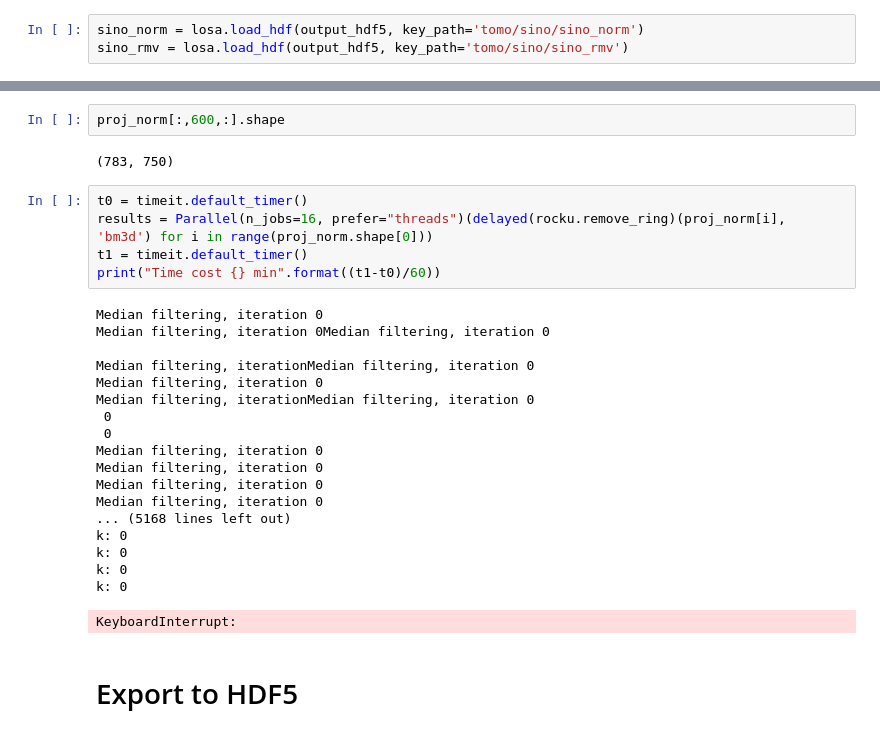
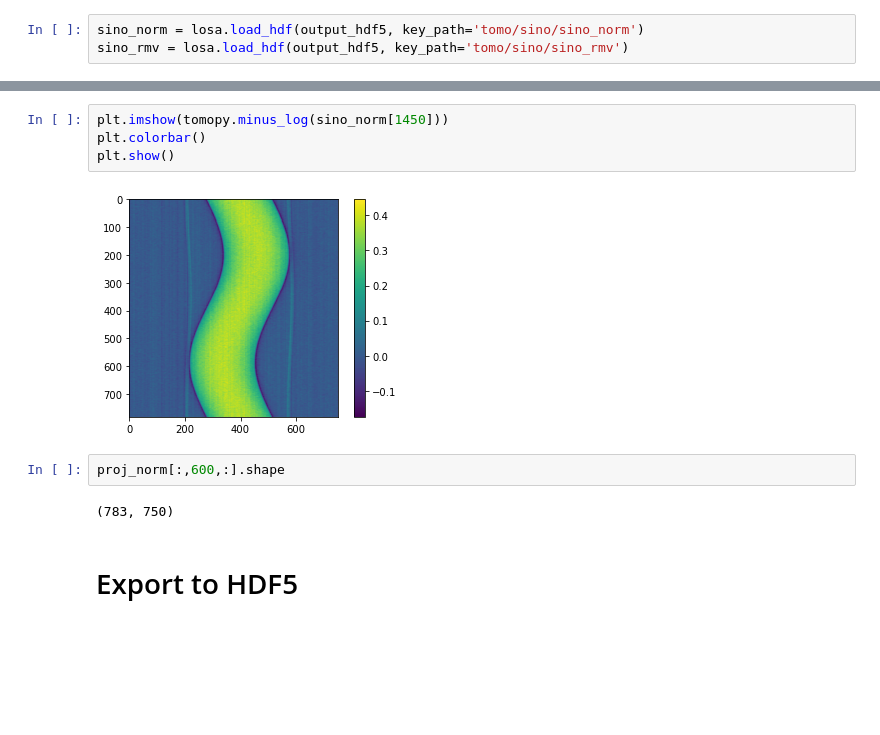
Before and after one commit to zhangy6x/research_stuff, a Jupyter notebook: jupyter_notebooks/norm_recon/algotom_workflow_load.ipynb, the cells around one changed output, grey strips where cells are left out. Drawn from its saved outputs; the diff is of its cells as text; blank space fills up the shorter version.

```diff
--- a/jupyter_notebooks/norm_recon/algotom_workflow_load.ipynb
+++ b/jupyter_notebooks/norm_recon/algotom_workflow_load.ipynb
@@ -99,31 +120,13 @@ plt.show()
+# %%
+plt.imshow(tomopy.minus_log(sino_norm[1450]))
+plt.colorbar()
+plt.show()
+# %% [output]
+[figure, added]
 # %%
 proj_norm[:,600,:].shape
 # %% [output]
 (783, 750)
-# %%
-t0 = timeit.default_timer()
-results = Parallel(n_jobs=16, prefer="threads")(delayed(rocku.remove_ring)(proj_norm[i], 'bm3d') for i in range(proj_norm.shape[0]))
-t1 = timeit.default_timer()
-print("Time cost {} min".format((t1-t0)/60))
-# %% [output]
-Median filtering, iteration 0
-Median filtering, iteration 0Median filtering, iteration 0
-
-Median filtering, iterationMedian filtering, iteration 0
-Median filtering, iteration 0
-Median filtering, iterationMedian filtering, iteration 0
- 0
- 0
-Median filtering, iteration 0
-Median filtering, iteration 0
-Median filtering, iteration 0
-Median filtering, iteration 0
-... (5168 lines left out)
-k: 0
-k: 0
-k: 0
-k: 0
-KeyboardInterrupt:
 # %% [markdown]
 # Export to HDF5
 # %%
```
Also changed, not shown: parts of 17 cells of this notebook, 1 other file.
